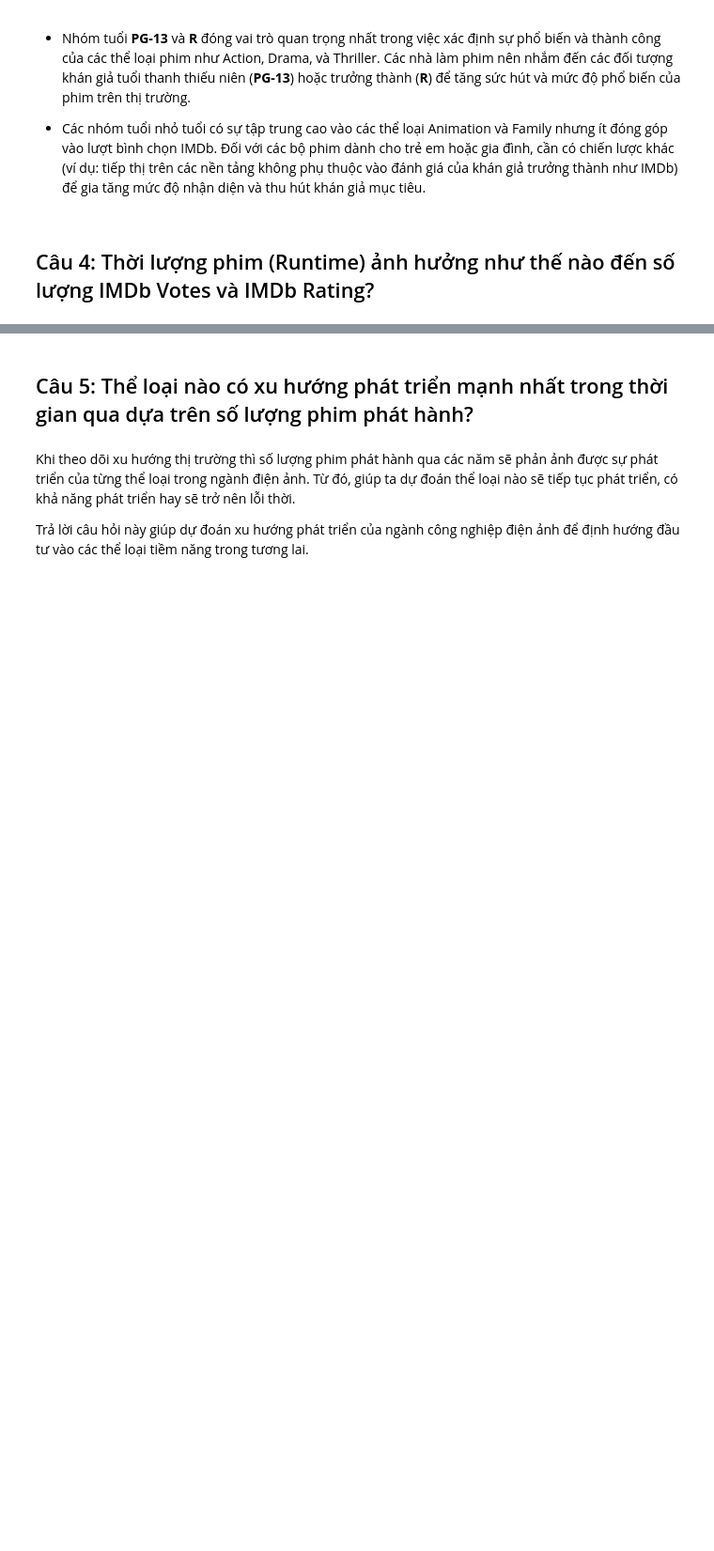
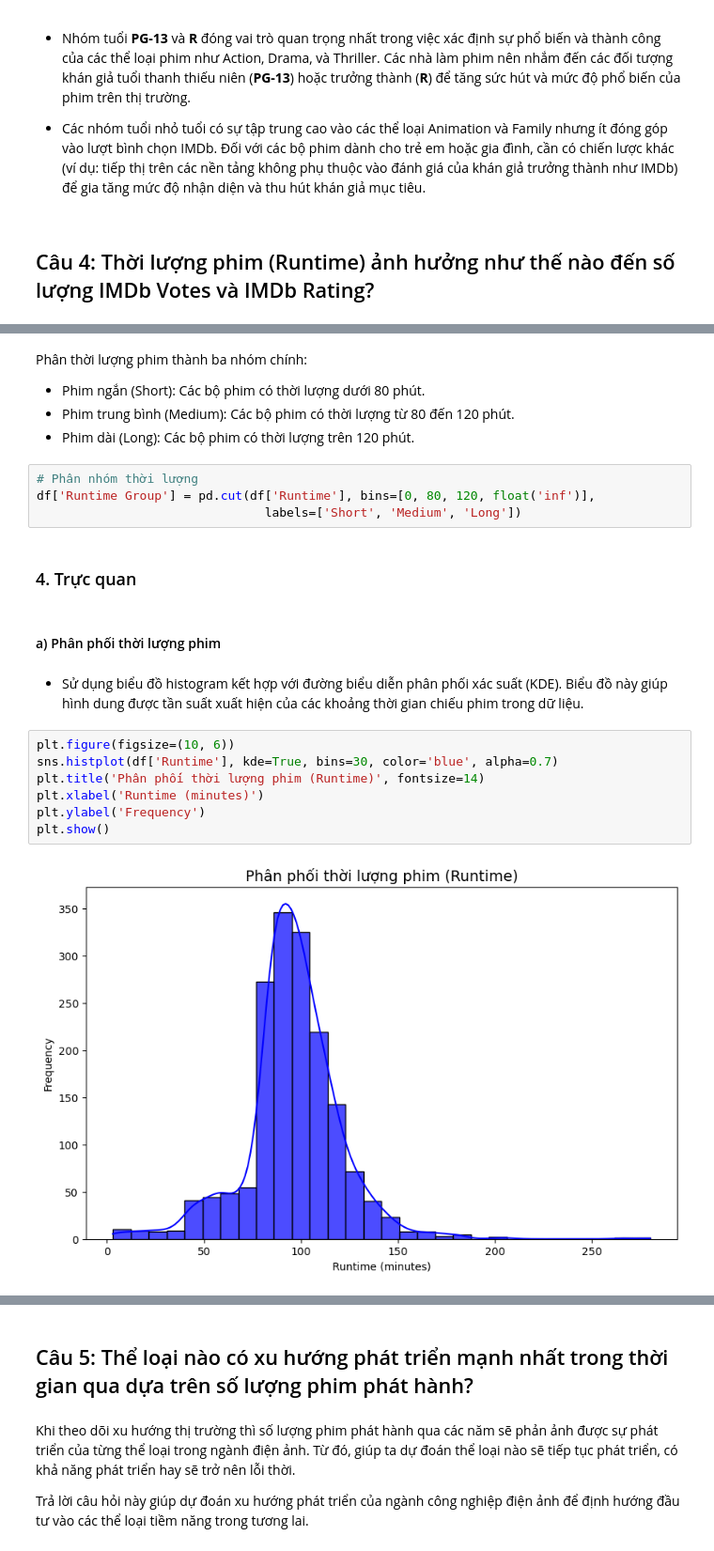
Before and after one commit to alpaca3000/IntroToDS, a Jupyter notebook: Source_codes/AnsweringQuestion.ipynb, the cells around one changed output, grey strips where cells are left out. Shown at 94% size. Cells and saved outputs as stored; diff of their text form; blank space fills up the shorter version.

```diff
--- a/Source_codes/AnsweringQuestion.ipynb
+++ b/Source_codes/AnsweringQuestion.ipynb
@@ -389,0 +396,25 @@ Trả lời câu hỏi này giúp chúng ta xác định thời lượng lý tư
+# %% [markdown]
+Phân thời lượng phim thành ba nhóm chính:
+
+- Phim ngắn (Short): Các bộ phim có thời lượng dưới 80 phút.
+- Phim trung bình (Medium): Các bộ phim có thời lượng từ 80 đến 120 phút.
+- Phim dài (Long): Các bộ phim có thời lượng trên 120 phút.
+# %%
+# Phân nhóm thời lượng
+df['Runtime Group'] = pd.cut(df['Runtime'], bins=[0, 80, 120, float('inf')],
+                               labels=['Short', 'Medium', 'Long'])
+# %% [markdown]
+### 4. Trực quan
+# %% [markdown]
+#### a) Phân phối thời lượng phim
+# %% [markdown]
+- Sử dụng biểu đồ histogram kết hợp với đường biểu diễn phân phối xác suất (KDE). Biểu đồ này giúp hình dung được tần suất xuất hiện của các khoảng thời gian chiếu phim trong dữ liệu.
+# %%
+plt.figure(figsize=(10, 6))
+sns.histplot(df['Runtime'], kde=True, bins=30, color='blue', alpha=0.7)
+plt.title('Phân phối thời lượng phim (Runtime)', fontsize=14)
+plt.xlabel('Runtime (minutes)')
+plt.ylabel('Frequency')
+plt.show()
+# %% [output]
+[figure, added]
```
Also changed, not shown: parts of 10 cells of this notebook.
